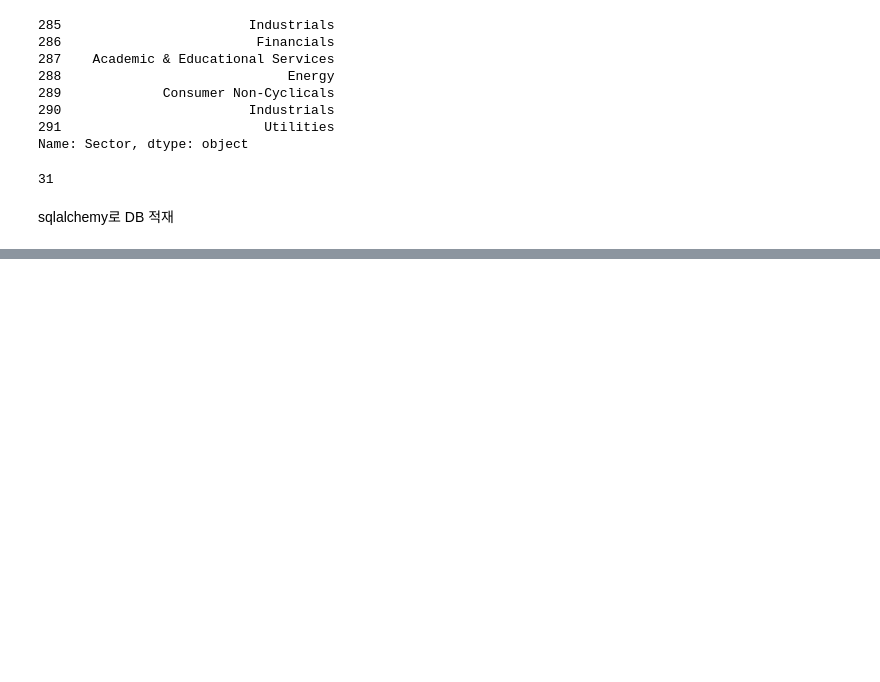
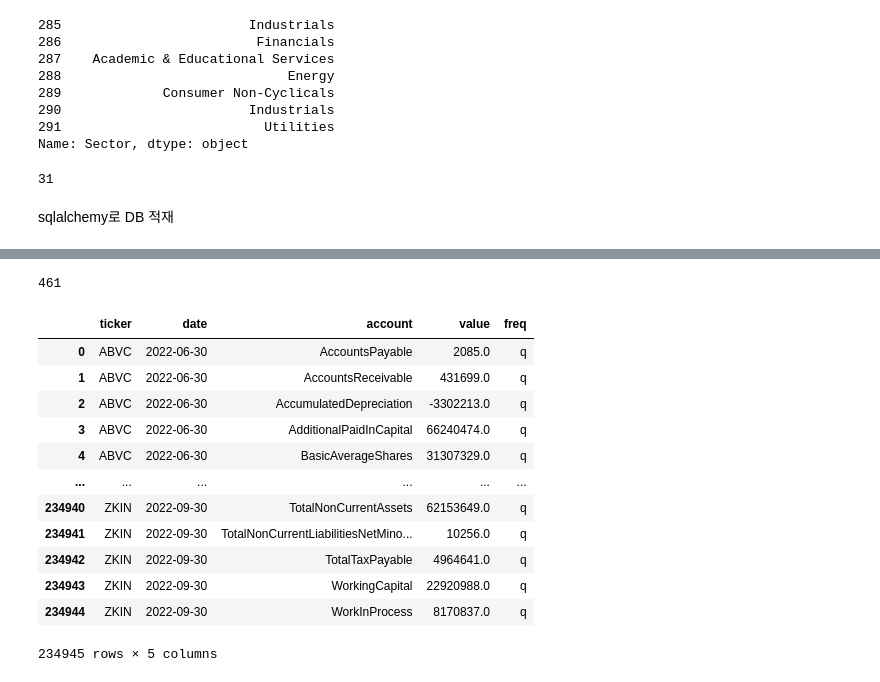
Before and after one commit to ljy9969/Quant_Portfolio, a Jupyter notebook: Analyst/USstocks.ipynb, the cells around one changed output, grey strips where cells are left out. Drawn from its saved outputs; the diff is of its cells as text; code cells hidden in the pictures; blank space fills up the shorter version.

```diff
--- a/Analyst/USstocks.ipynb
+++ b/Analyst/USstocks.ipynb
@@ -2225,0 +2694,21 @@ df2sql(all_data_df_bind, 'global_ticker1')
+# %%
+len(global_fs['ticker'].unique())
+# %% [output]
+461
+# %%
+# 결측치 제외
+global_fs[~global_fs.loc[:, ~global_fs.columns.isin(['account'])].isna().all(axis=1)]
+# %% [output]
+|  | ticker | date | account | value | freq |
+| 0 | ABVC | 2022-06-30 | AccountsPayable | 2085.0 | q |
+| 1 | ABVC | 2022-06-30 | AccountsReceivable | 431699.0 | q |
+| 2 | ABVC | 2022-06-30 | AccumulatedDepreciation | -3302213.0 | q |
+| 3 | ABVC | 2022-06-30 | AdditionalPaidInCapital | 66240474.0 | q |
+| 4 | ABVC | 2022-06-30 | BasicAverageShares | 31307329.0 | q |
+| ... | ... | ... | ... | ... | ... |
+| 234940 | ZKIN | 2022-09-30 | TotalNonCurrentAssets | 62153649.0 | q |
+| 234941 | ZKIN | 2022-09-30 | TotalNonCurrentLiabilitiesNetMino... | 10256.0 | q |
+| 234942 | ZKIN | 2022-09-30 | TotalTaxPayable | 4964641.0 | q |
+| 234943 | ZKIN | 2022-09-30 | WorkingCapital | 22920988.0 | q |
+| 234944 | ZKIN | 2022-09-30 | WorkInProcess | 8170837.0 | q |
+234945 rows × 5 columns
```
Also changed, not shown: parts of 34 cells of this notebook.
